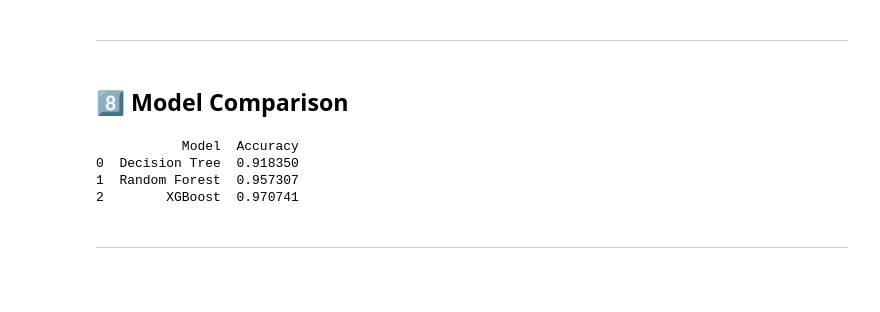
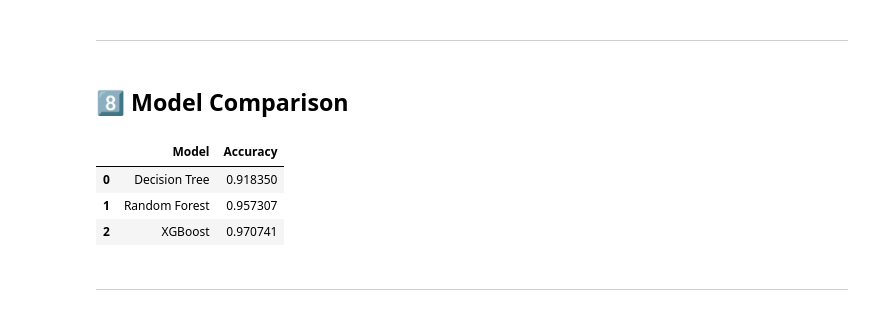
Before and after one commit to AbdelrahmanMostafa33/Forest-Cover-Type-Classification, a Jupyter notebook: notebooks/Forest_Cover_Type_Classification.ipynb, the cells around one changed output. Saved outputs shown, nothing was run; the diff lists cells and outputs as text; code cells hidden in the pictures; blank space fills up the shorter version.

```diff
--- a/notebooks/Forest_Cover_Type_Classification.ipynb
+++ b/notebooks/Forest_Cover_Type_Classification.ipynb
@@ -426,18 +438,18 @@ plt.show()
 # %%
 results = pd.DataFrame({
     'Model': ['Decision Tree', 'Random Forest', 'XGBoost'],
     'Accuracy': [
         accuracy_score(y_test, y_pred_dt),
         accuracy_score(y_test, y_pred_rf),
         accuracy_score(y_test, y_pred_xgb)
     ]
 })
-print(results)
+results
 # %% [output]
-           Model  Accuracy
-0  Decision Tree  0.918350
-1  Random Forest  0.957307
-2        XGBoost  0.970741
+|  | Model | Accuracy |
+| 0 | Decision Tree | 0.918350 |
+| 1 | Random Forest | 0.957307 |
+| 2 | XGBoost | 0.970741 |
 # %% [markdown]
 ---
 # %% [markdown]
```
Also changed, not shown: parts of 4 cells of this notebook, 14 other files.
